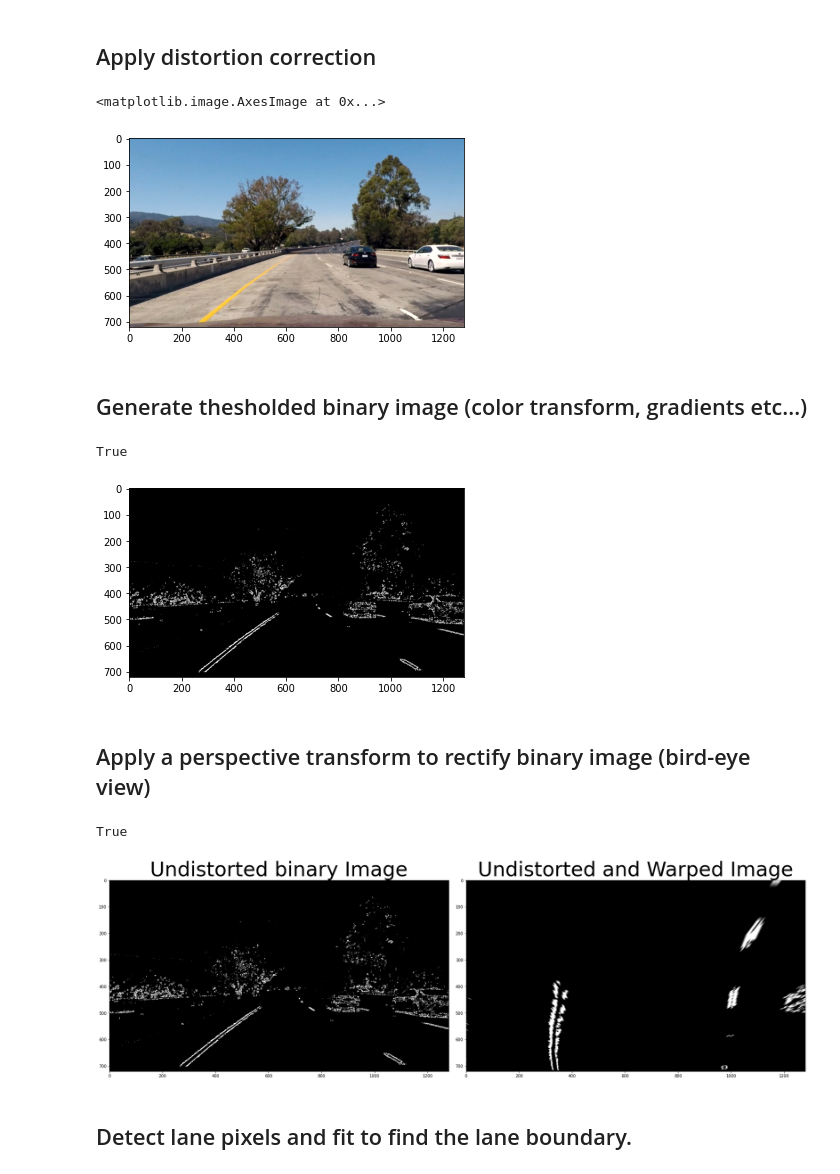
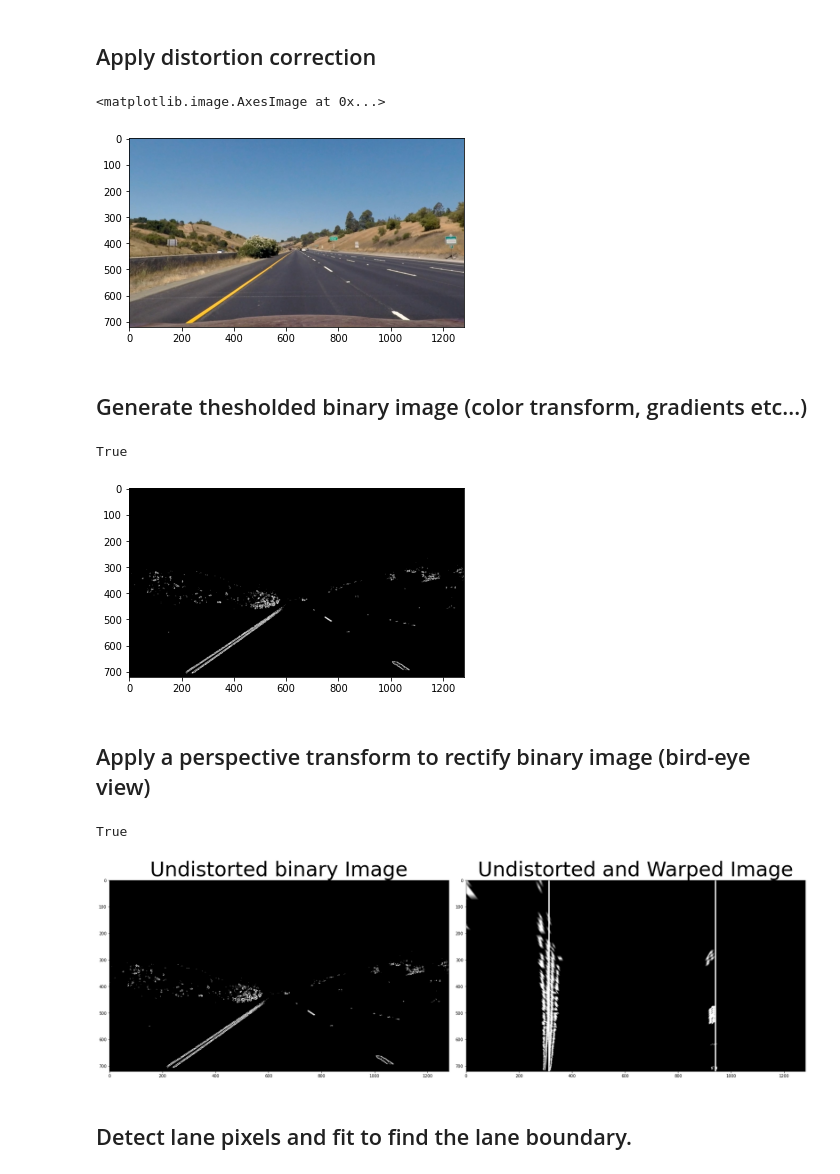
Before and after one commit to NicoBenndorf/Advanced-Lane-Detection, a Jupyter notebook: P2_CarND-Advanced-Lane-Lines.ipynb, the cells around one changed output. Drawn from its saved outputs; the diff is of its cells as text; code cells hidden in the pictures.

```diff
--- a/P2_CarND-Advanced-Lane-Lines.ipynb
+++ b/P2_CarND-Advanced-Lane-Lines.ipynb
@@ -62,15 +62,15 @@ ret, mtx, dist, rvecs, tvecs  = cv2.calibrateCamera(objpoints, imgpoints, img_ca
 ## Apply distortion correction
 # %%
 # load input image
-img_input = plt.imread('test_images/test1.jpg')
+img_input = plt.imread('test_images/straight_lines1.jpg')
 
 # undistort camera images
 img_undist = cv2.undistort(img_input, mtx, dist, None, mtx)
 
 plt.imshow(img_undist)
 # %% [output]
 <matplotlib.image.AxesImage at 0x...>
-[figure, old version]
+[figure, new version]
 # %% [markdown]
 ## Generate thesholded binary image (color transform, gradients etc...)
 # %%
@@ -174,7 +174,7 @@ plt.imshow(combined_binary, cmap='gray')
 cv2.imwrite("output_images/combined_binary.jpg", combined_binary)
 # %% [output]
 True
-[figure, old version]
+[figure, new version]
 # %%
 # # read calibration image
 # image_cal = plt.imread(images_cal[10])
@@ -199,8 +199,8 @@ def unwarp(img, nx, ny, mtx, dist):
     warped = cv2.warpPerspective(img, M, img.shape[1::-1], flags=cv2.INTER_LINEAR)
 
 # debugging: draw_lines to tune distortion
-#     draw_line(warped, 312,img_undist.shape[0], 312,0, [255, 255, 255], 3)
-#     draw_line(warped, 940,img_undist.shape[0], 940,0, [255, 255, 255], 3)
+    draw_line(warped, 312,img_undist.shape[0], 312,0, [255, 255, 255], 3)
+    draw_line(warped, 940,img_undist.shape[0], 940,0, [255, 255, 255], 3)
     return warped, M, Minv
 
 def draw_line(img, x1, y1, x2, y2, color=[255, 0, 0], thickness=3):
@@ -216,7 +216,8 @@ binary_warped, perspective_M, perspective_Minv = unwarp(combined_binary, nx, ny,
 f, (ax1, ax2) = plt.subplots(1, 2, figsize=(24, 9))
 f.tight_layout()
 ax1.imshow(combined_binary, cmap='gray')
-ax1.set_title('Undistorted binary Image', fontsize=50)
+ax1.set_title('Undistorted binary Ima
+              \ge', fontsize=50)
 ax2.imshow(binary_warped, cmap='gray')
 ax2.set_title('Undistorted and Warped Image', fontsize=50)
 plt.subplots_adjust(left=0., right=1, top=0.9, bottom=0.)
@@ -224,7 +225,7 @@ plt.subplots_adjust(left=0., right=1, top=0.9, bottom=0.)
 cv2.imwrite("output_images/binary_warped.jpg", binary_warped)
 # %% [output]
 True
-[figure, old version]
+[figure, new version]
 # %% [markdown]
 ## Detect lane pixels and fit to find the lane boundary.
 # %%
```
Also changed, not shown: 1 other file.
